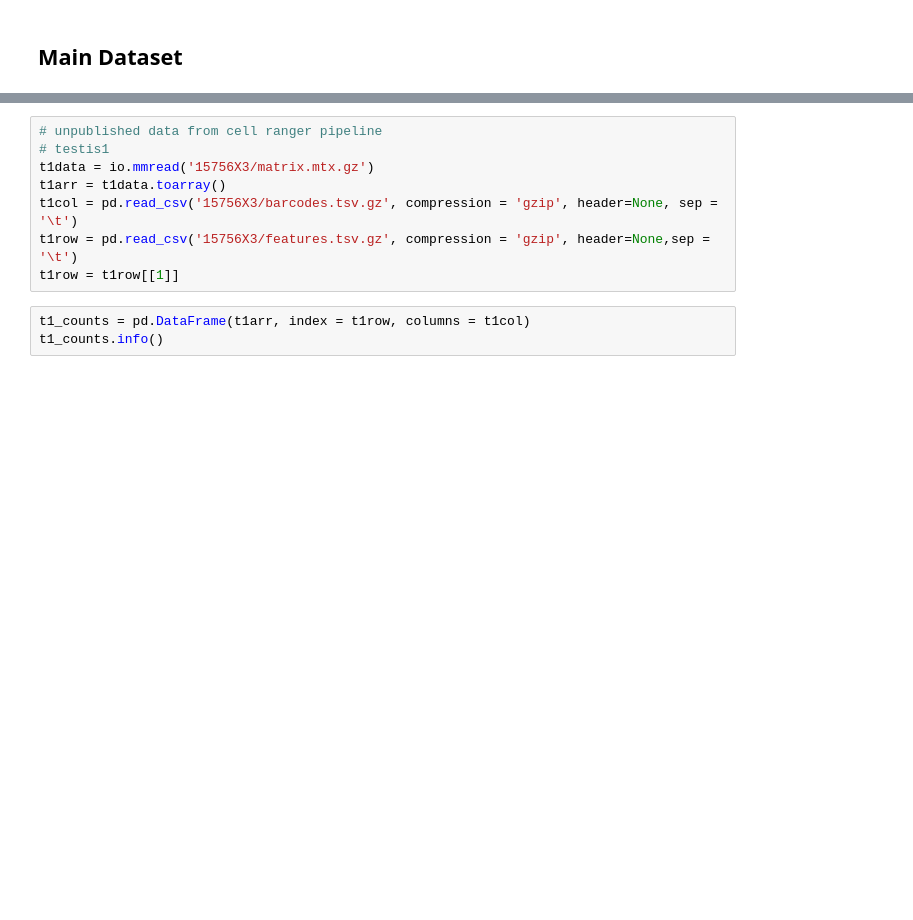
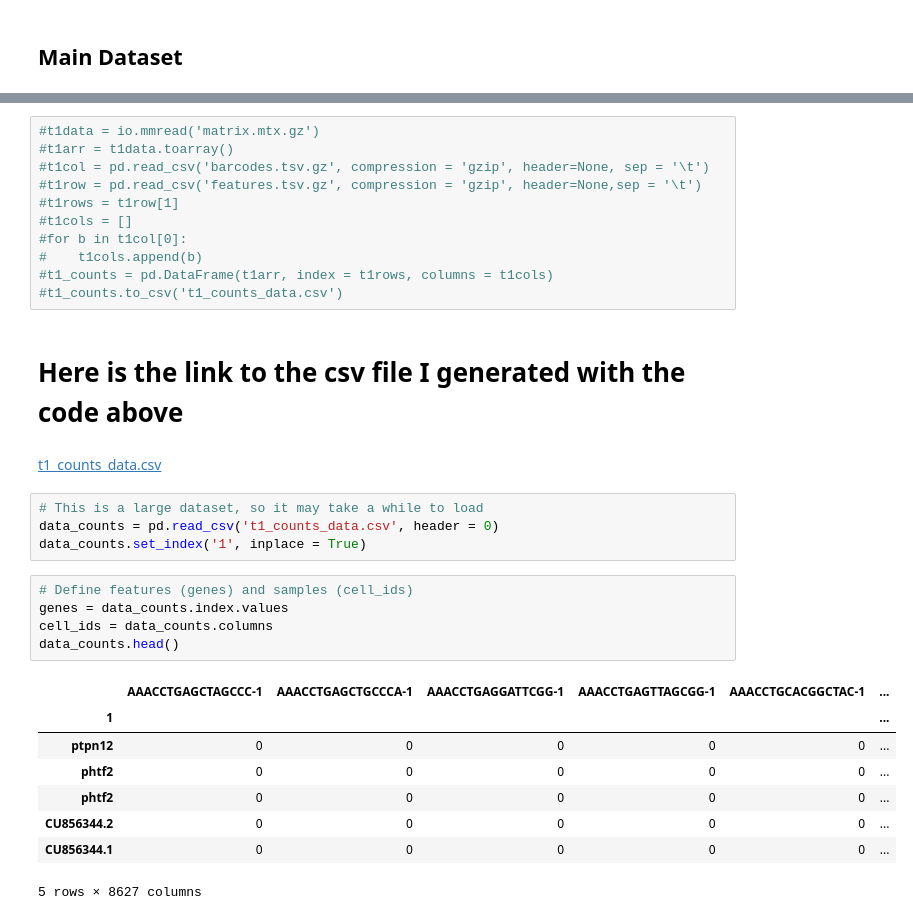
Before and after one commit to noah-pearson/scRNA-seq_Project, a Jupyter notebook: GroupProject.ipynb, the cells around one changed output, grey strips where cells are left out. Saved outputs shown, nothing was run; the diff lists cells and outputs as text; blank space fills up the shorter version.

```diff
--- a/GroupProject.ipynb
+++ b/GroupProject.ipynb
@@ -359,11 +363,33 @@ NameError: name 'hist' is not defined
 # %%
-# unpublished data from cell ranger pipeline
-# testis1
-t1data = io.mmread('15756X3/matrix.mtx.gz')
-t1arr = t1data.toarray()
-t1col = pd.read_csv('15756X3/barcodes.tsv.gz', compression = 'gzip', header=None, sep = '\t')
-t1row = pd.read_csv('15756X3/features.tsv.gz', compression = 'gzip', header=None,sep = '\t')
-t1row = t1row[[1]]
+#t1data = io.mmread('matrix.mtx.gz')
+#t1arr = t1data.toarray()
+#t1col = pd.read_csv('barcodes.tsv.gz', compression = 'gzip', header=None, sep = '\t')
+#t1row = pd.read_csv('features.tsv.gz', compression = 'gzip', header=None,sep = '\t')
+#t1rows = t1row[1]
+#t1cols = []
+#for b in t1col[0]:
+#    t1cols.append(b)
+#t1_counts = pd.DataFrame(t1arr, index = t1rows, columns = t1cols)
+#t1_counts.to_csv('t1_counts_data.csv')
-# %%
-t1_counts = pd.DataFrame(t1arr, index = t1row, columns = t1col)
-t1_counts.info()
+# %% [markdown]
+# Here is the link to the csv file I generated with the code above
+# %% [markdown]
+[t1_counts_data.csv](https://drive.google.com/file/d/1aIR4w9TIOnMxziE5aQVjIMAWvqEY6Mvq/view?usp=sharing)
+# %%
+# This is a large dataset, so it may take a while to load
+data_counts = pd.read_csv('t1_counts_data.csv', header = 0)
+data_counts.set_index('1', inplace = True)
+# %%
+# Define features (genes) and samples (cell_ids)
+genes = data_counts.index.values
+cell_ids = data_counts.columns
+data_counts.head()
+# %% [output]
+|  | AAACCTGAGCTAGCCC-1 | AAACCTGAGCTGCCCA-1 | AAACCTGAGGATTCGG-1 | AAACCTGAGTTAGCGG-1 | AAACCTGCACGGCTAC-1 | ... |
+| 1 |  |  |  |  |  | ... |
+| ptpn12 | 0 | 0 | 0 | 0 | 0 | ... |
+| phtf2 | 0 | 0 | 0 | 0 | 0 | ... |
+| phtf2 | 0 | 0 | 0 | 0 | 0 | ... |
+| CU856344.2 | 0 | 0 | 0 | 0 | 0 | ... |
+| CU856344.1 | 0 | 0 | 0 | 0 | 0 | ... |
+5 rows × 8627 columns
```
Also changed, not shown: parts of 2 cells of this notebook.
